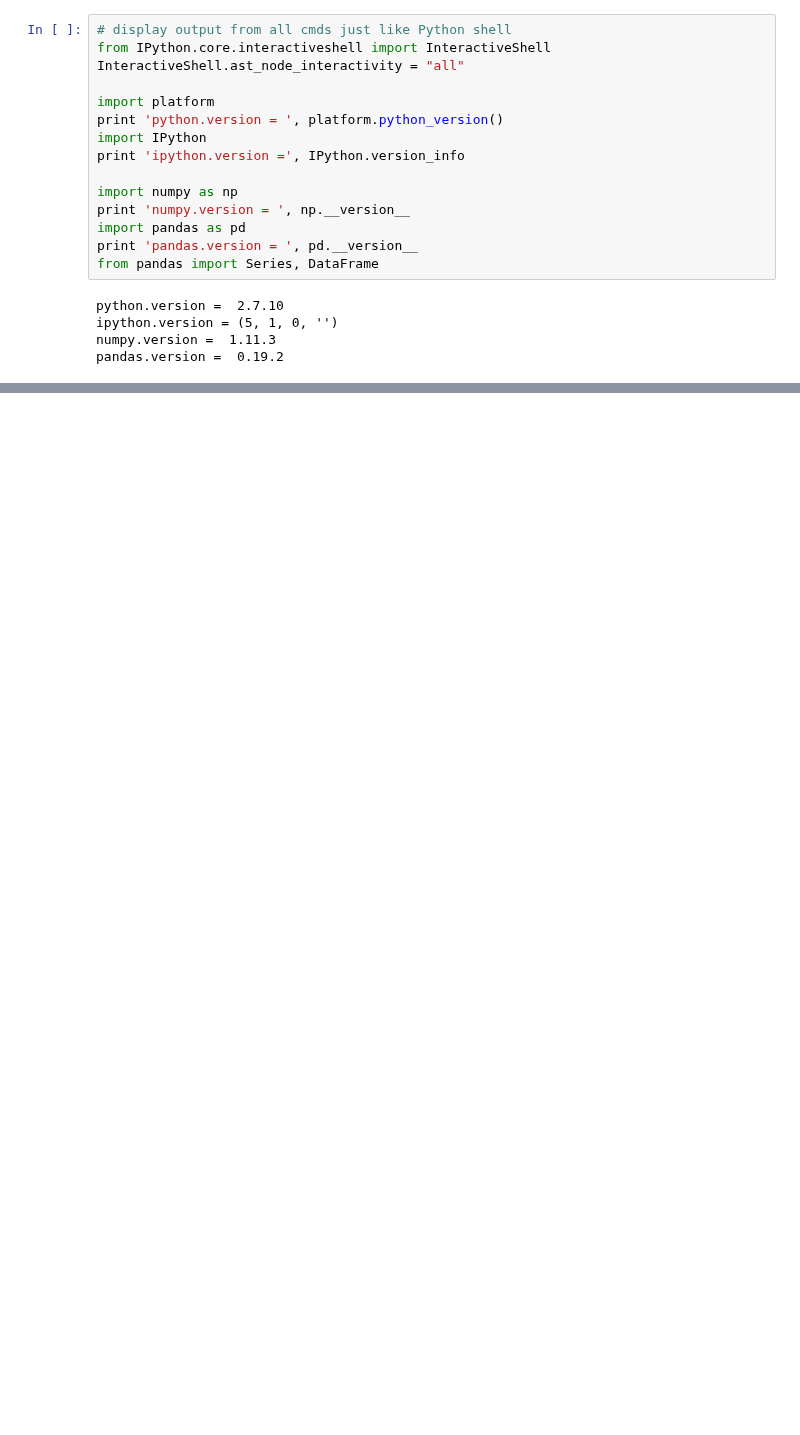
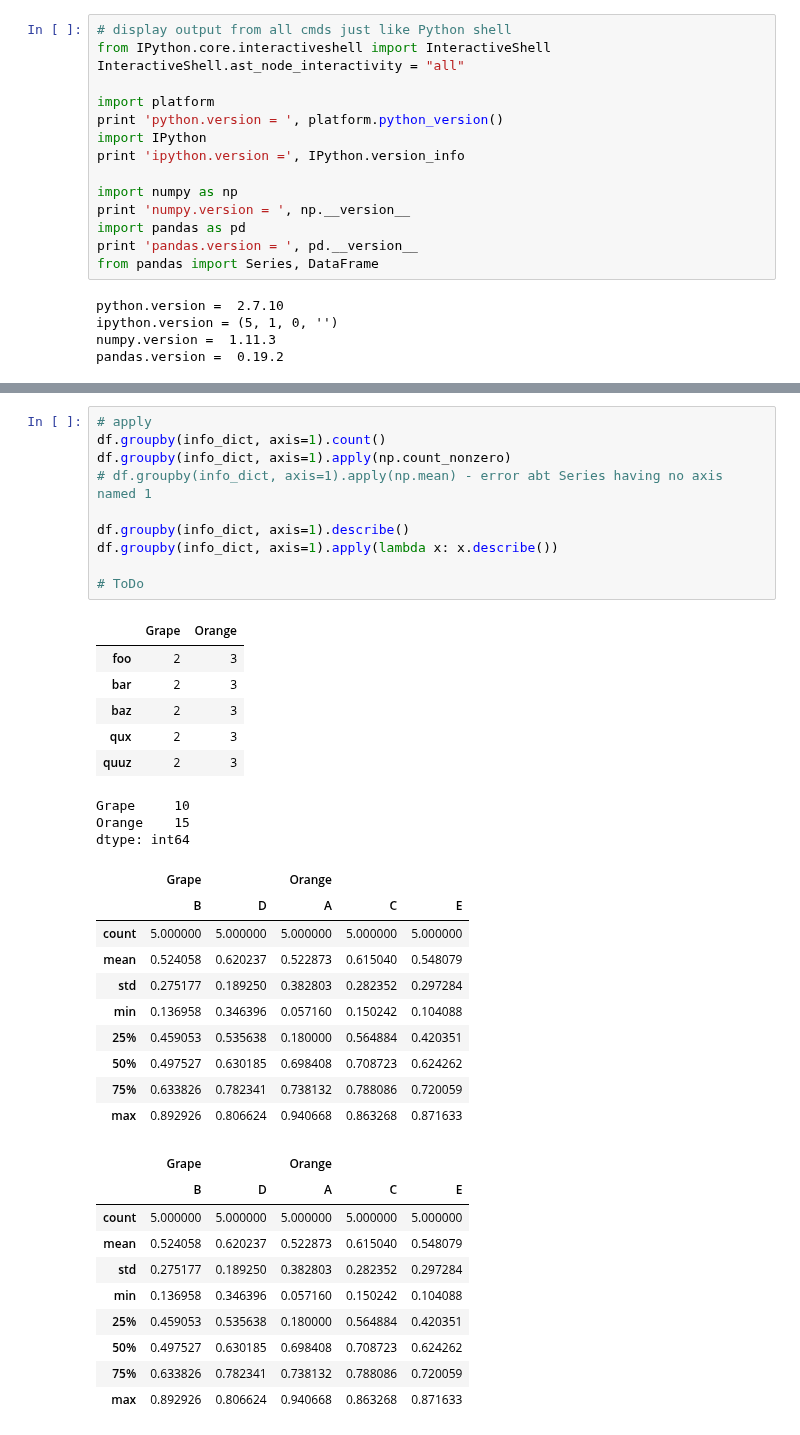
Before and after one commit to niranjv/ml-notes, a Jupyter notebook: notes/pandas-notes-4.ipynb, the cells around one changed output, grey strips where cells are left out. Drawn from its saved outputs; the diff is of its cells as text; blank space fills up the shorter version.

```diff
--- a/notes/pandas-notes-4.ipynb
+++ b/notes/pandas-notes-4.ipynb
@@ -169,0 +404,40 @@ Index
+# %%
+# apply
+df.groupby(info_dict, axis=1).count()
+df.groupby(info_dict, axis=1).apply(np.count_nonzero)
+# df.groupby(info_dict, axis=1).apply(np.mean) - error abt Series having no axis named 1
+
+df.groupby(info_dict, axis=1).describe()
+df.groupby(info_dict, axis=1).apply(lambda x: x.describe())
+
+# ToDo
+# %% [output]
+|  | Grape | Orange |
+| foo | 2 | 3 |
+| bar | 2 | 3 |
+| baz | 2 | 3 |
+| qux | 2 | 3 |
+| quuz | 2 | 3 |
+Grape     10
+Orange    15
+dtype: int64
+|  | Grape |  | Orange |  |  |
+|  | B | D | A | C | E |
+| count | 5.000000 | 5.000000 | 5.000000 | 5.000000 | 5.000000 |
+| mean | 0.524058 | 0.620237 | 0.522873 | 0.615040 | 0.548079 |
+| std | 0.275177 | 0.189250 | 0.382803 | 0.282352 | 0.297284 |
+| min | 0.136958 | 0.346396 | 0.057160 | 0.150242 | 0.104088 |
+| 25% | 0.459053 | 0.535638 | 0.180000 | 0.564884 | 0.420351 |
+| 50% | 0.497527 | 0.630185 | 0.698408 | 0.708723 | 0.624262 |
+| 75% | 0.633826 | 0.782341 | 0.738132 | 0.788086 | 0.720059 |
+| max | 0.892926 | 0.806624 | 0.940668 | 0.863268 | 0.871633 |
+|  | Grape |  | Orange |  |  |
+|  | B | D | A | C | E |
+| count | 5.000000 | 5.000000 | 5.000000 | 5.000000 | 5.000000 |
+| mean | 0.524058 | 0.620237 | 0.522873 | 0.615040 | 0.548079 |
+| std | 0.275177 | 0.189250 | 0.382803 | 0.282352 | 0.297284 |
+| min | 0.136958 | 0.346396 | 0.057160 | 0.150242 | 0.104088 |
+| 25% | 0.459053 | 0.535638 | 0.180000 | 0.564884 | 0.420351 |
+| 50% | 0.497527 | 0.630185 | 0.698408 | 0.708723 | 0.624262 |
+| 75% | 0.633826 | 0.782341 | 0.738132 | 0.788086 | 0.720059 |
+| max | 0.892926 | 0.806624 | 0.940668 | 0.863268 | 0.871633 |
```
Also changed, not shown: parts of 6 cells of this notebook.
